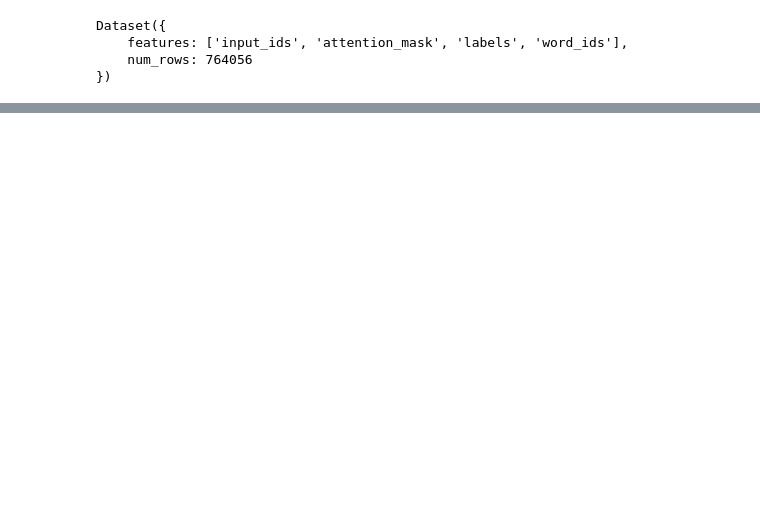
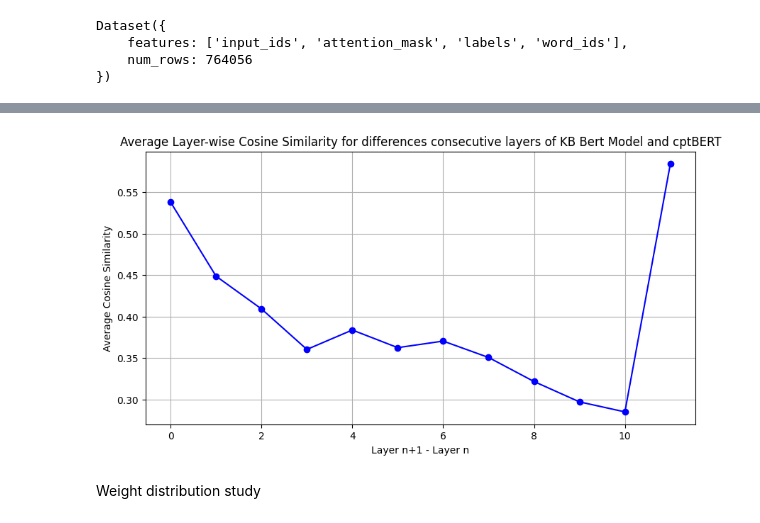
Before and after one commit to swerik-project/pretraining_plm, a Jupyter notebook: comprehension_model.ipynb, the cells around one changed output, grey strips where cells are left out. Cells and saved outputs as stored; diff of their text form; code cells hidden in the pictures; blank space fills up the shorter version.

```diff
--- a/comprehension_model.ipynb
+++ b/comprehension_model.ipynb
@@ -28,5 +37,5 @@ import pandas as pd
 # %%
-#device = torch.device("cuda" if torch.cuda.is_available() else "cpu")
-device ='cpu'
+device = torch.device("cuda" if torch.cuda.is_available() else "cpu")
+
 print(device)
 # %% [output]
@@ -2285,0 +276,21 @@ plt.show()
+# %%
+with open("valid_dataset.pkl","rb") as f:
+    valid_dataset= pickle.load(f)
+
+valid_dataset=valid_dataset.remove_columns(["word_ids"])
+data_collator = preprocessing.data_collector_masking(tokenizer,0.15)
+lm_dataset_bis = lm_datasets.remove_columns(["word_ids","token_type_ids"])
+
+print(lm_dataset_bis["test"])
+eval_dataset = preprocessing.create_deterministic_eval_dataset(lm_dataset_bis["test"],data_collator)
+valid_dataset=preprocessing.create_deterministic_eval_dataset(valid_dataset,data_collator)
+
+
+batch_size = 64
+train_dataloader = preprocessing.create_dataloader(lm_dataset_bis["train"],batch_size,data_collator)
+def to_device(batch):
+    return {key: value.to(device) for key, value in batch.items()}
+
+print("ok")
+eval_dataloader = preprocessing.create_dataloader(eval_dataset,batch_size,default_data_collator)
+valid_dataloader=preprocessing.create_dataloader(valid_dataset,batch_size,default_data_collator)
@@ -2285,0 +304,7 @@ plt.show()
+# %%
+with open("valid_dataset.pkl","rb") as f:
+    valid_dataset= pickle.load(f)
+valid_dataset=valid_dataset.remove_columns(["word_ids"])
+data_collator = preprocessing.data_collector_masking(tokenizer,0.15)
+small_valid_dataset = preprocessing.create_deterministic_eval_dataset(valid_dataset.select(range(10000)),data_collator)
+small_valid_dataloader=preprocessing.create_dataloader(small_valid_dataset,64,default_data_collator)
@@ -2285,0 +502,10 @@ plt.show()
+# %%
+#difference consecutive lauyers
+
+mean_similarity_pr = compare_ffn_contributions_consecutive_layers(model_kb, model_hugging_face, small_valid_dataloader)
+
+plot_results(mean_similarity_pr, x_label='Layer n+1 - Layer n', y_label='Average Cosine Similarity', title='Average Layer-wise Cosine Similarity for differences consecutive layers of KB Bert Model and cptBERT')
+# %% [output]
+[figure, added]
+# %% [markdown]
+Weight distribution study
```
Also changed, not shown: parts of 119 cells of this notebook.
